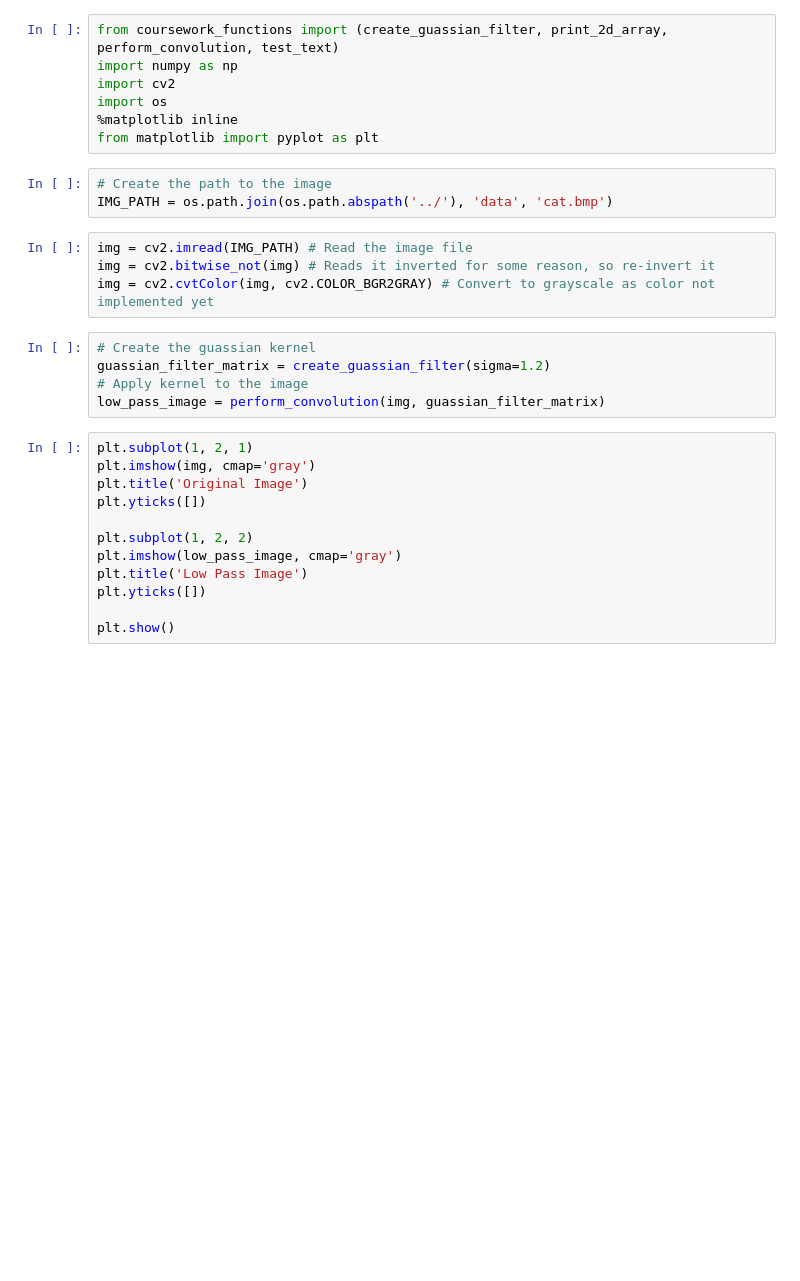
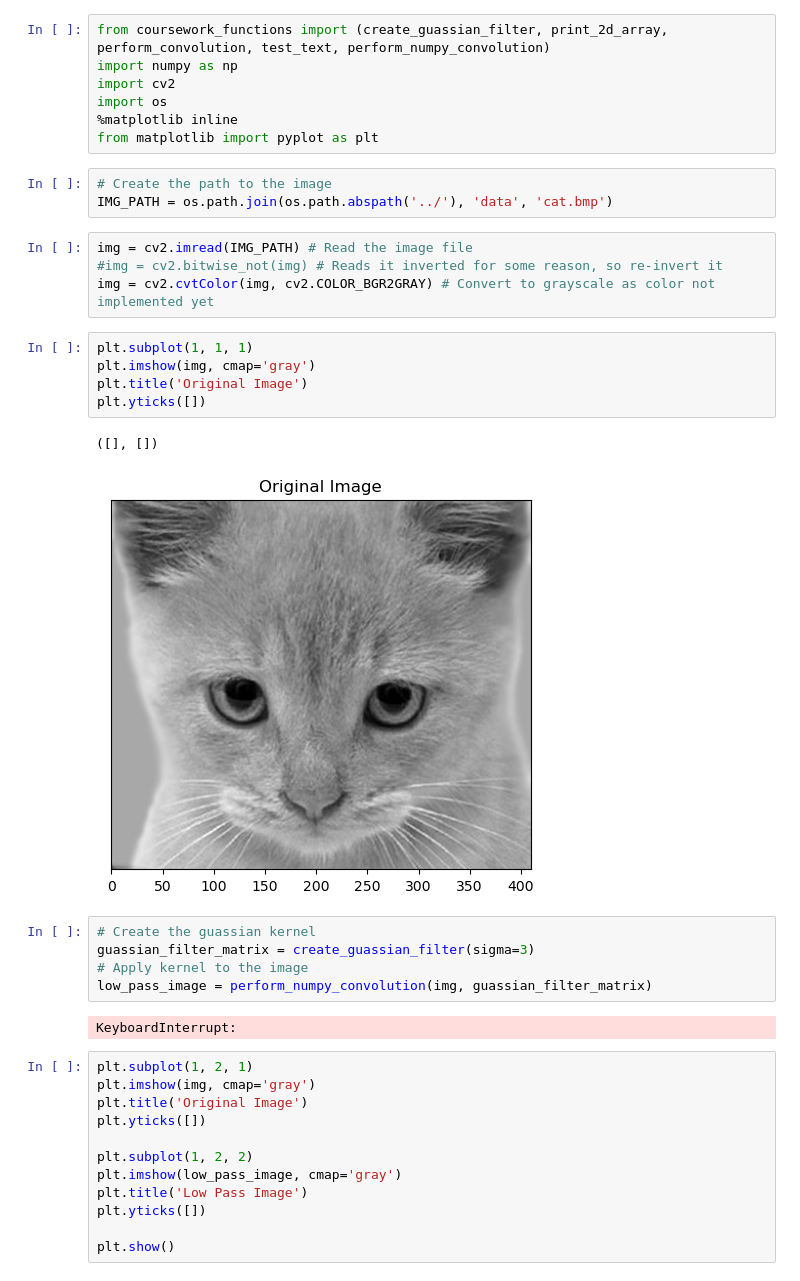
Before and after one commit to lucaswarwick02/filtering-and-hybrid-images, a Jupyter notebook: experiments/filter_application_test.ipynb, the cells around one changed output. Drawn from its saved outputs; the diff is of its cells as text; blank space fills up the shorter version.

```diff
--- a/experiments/filter_application_test.ipynb
+++ b/experiments/filter_application_test.ipynb
@@ -1,5 +1,5 @@
 # %%
-from coursework_functions import (create_guassian_filter, print_2d_array, perform_convolution, test_text)
+from coursework_functions import (create_guassian_filter, print_2d_array, perform_convolution, test_text, perform_numpy_convolution)
 import numpy as np
 import cv2
 import os
@@ -10,13 +10,23 @@ from matplotlib import pyplot as plt
 IMG_PATH = os.path.join(os.path.abspath('../'), 'data', 'cat.bmp')
 # %%
 img = cv2.imread(IMG_PATH) # Read the image file
-img = cv2.bitwise_not(img) # Reads it inverted for some reason, so re-invert it
+#img = cv2.bitwise_not(img) # Reads it inverted for some reason, so re-invert it
 img = cv2.cvtColor(img, cv2.COLOR_BGR2GRAY) # Convert to grayscale as color not implemented yet
+# %%
+plt.subplot(1, 1, 1)
+plt.imshow(img, cmap='gray')
+plt.title('Original Image')
+plt.yticks([])
+# %% [output]
+([], [])
+[figure, added]
 # %%
 # Create the guassian kernel
-guassian_filter_matrix = create_guassian_filter(sigma=1.2)
+guassian_filter_matrix = create_guassian_filter(sigma=3)
 # Apply kernel to the image
-low_pass_image = perform_convolution(img, guassian_filter_matrix)
+low_pass_image = perform_numpy_convolution(img, guassian_filter_matrix)
+# %% [output]
+KeyboardInterrupt:
 # %%
 plt.subplot(1, 2, 1)
 plt.imshow(img, cmap='gray')
```
Also changed, not shown: parts of 1 cell of this notebook, 5 other files.
